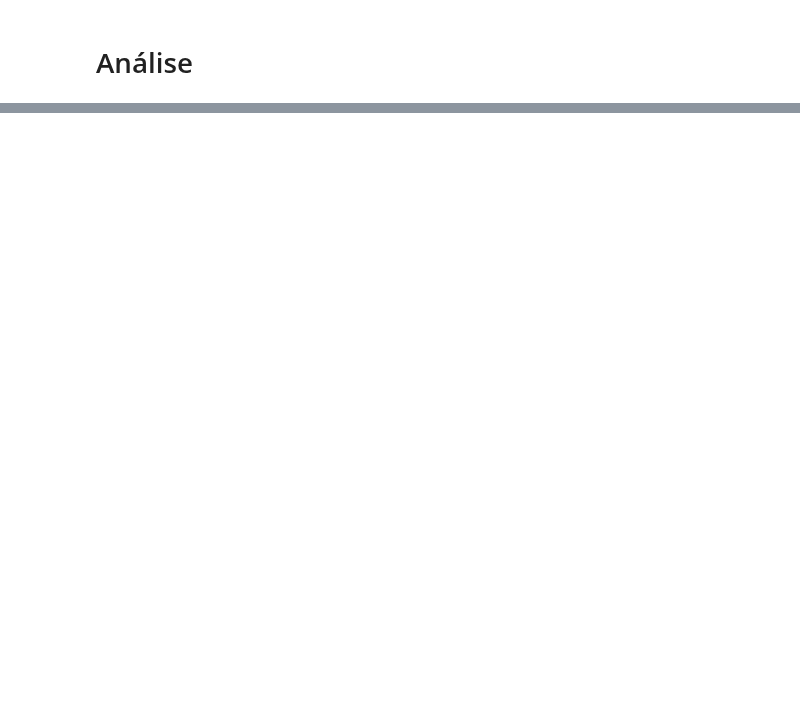
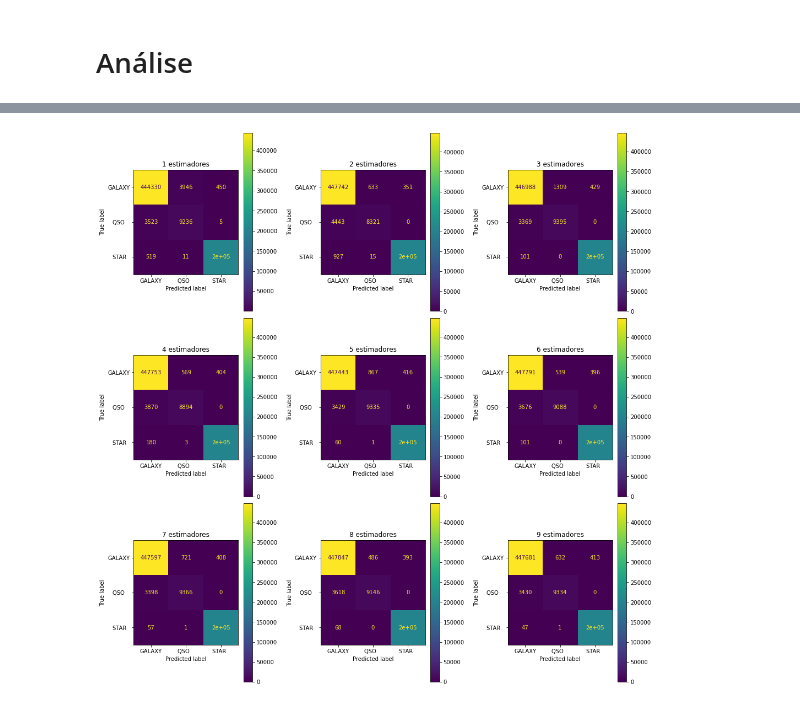
Before and after one commit to thiago-carneiro/mestrado, a Jupyter notebook: bigAstro/clusterizacao.ipynb, the cells around one changed output, grey strips where cells are left out. Saved outputs shown, nothing was run; the diff lists cells and outputs as text; code cells hidden in the pictures; blank space fills up the shorter version.

```diff
--- a/bigAstro/clusterizacao.ipynb
+++ b/bigAstro/clusterizacao.ipynb
@@ -198,0 +284,10 @@ memory usage: 379.8+ MB
+# %%
+fig = plt.figure(figsize=(14, 14), constrained_layout=True)
+gs = fig.add_gridspec(3,3, left=0.05, right=0.5, wspace=0.05)
+
+for i in range(9):
+    ax = fig.add_subplot(gs[i//3, i%3])
+    ConfusionMatrixDisplay.from_estimator(classificador[i],teste[x],teste['class'],ax=ax)
+    ax.set_title(f'{i+1} estimadores')
+# %% [output]
+[figure, added]
```
Also changed, not shown: parts of 23 cells of this notebook, 1 other file.
